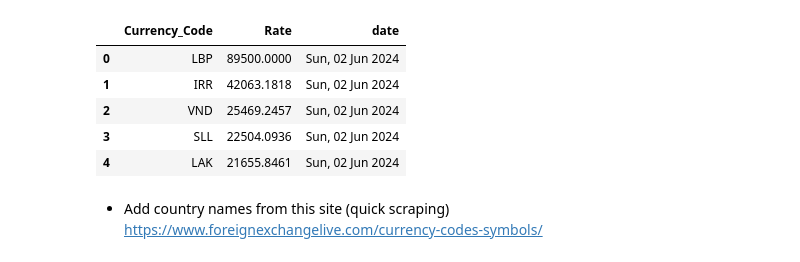
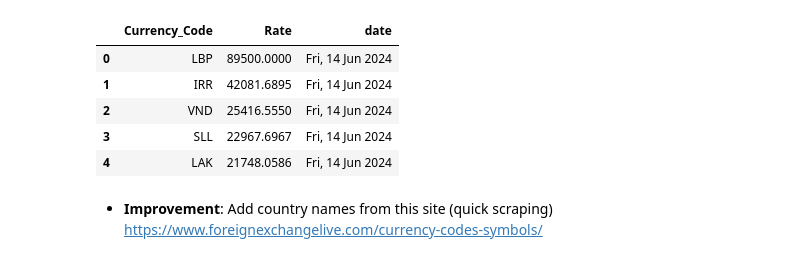
Before and after one commit to MrAnasAbid/Currency_rate_extractor, a Jupyter notebook: notebooks/exchange_rates_api_test.ipynb, the cells around one changed output. Saved outputs shown, nothing was run; the diff lists cells and outputs as text; code cells hidden in the pictures.

```diff
--- a/notebooks/exchange_rates_api_test.ipynb
+++ b/notebooks/exchange_rates_api_test.ipynb
@@ -10,26 +12,26 @@ api_key = os.getenv('EXCHANGE_RATE_API_KEY')
 # %%
 base_currency = "USD"
 url_currency_rates = f"https://v6.exchangerate-api.com/v6/{api_key}/latest/{base_currency}"
 req_currency = requests.get(url_currency_rates)
 
 data = req_currency.json()
 
 # Extract conversion rates and create DataFrame
-conversion_rates = DataFrame(data['conversion_rates'].items(), columns=['Currency_Code', 'Rate'])
+conversion_rates = pd.DataFrame(data['conversion_rates'].items(), columns=['Currency_Code', 'Rate'])
 
 # Sort DataFrame by Rate in descending order
 highest_rates = conversion_rates.sort_values(by="Rate", ascending=False).reset_index(drop=True)
 highest_rates["date"] = data["time_last_update_utc"].split(" 00:")[0]
 highest_rates.head()
 # %% [output]
 |  | Currency_Code | Rate | date |
-| 0 | LBP | 89500.0000 | Sun, 02 Jun 2024 |
-| 1 | IRR | 42063.1818 | Sun, 02 Jun 2024 |
-| 2 | VND | 25469.2457 | Sun, 02 Jun 2024 |
-| 3 | SLL | 22504.0936 | Sun, 02 Jun 2024 |
-| 4 | LAK | 21655.8461 | Sun, 02 Jun 2024 |
+| 0 | LBP | 89500.0000 | Fri, 14 Jun 2024 |
+| 1 | IRR | 42081.6895 | Fri, 14 Jun 2024 |
+| 2 | VND | 25416.5550 | Fri, 14 Jun 2024 |
+| 3 | SLL | 22967.6967 | Fri, 14 Jun 2024 |
+| 4 | LAK | 21748.0586 | Fri, 14 Jun 2024 |
 # %% [markdown]
-- Add country names from this site (quick scraping) https://www.foreignexchangelive.com/currency-codes-symbols/
+- **Improvement**: Add country names from this site (quick scraping) https://www.foreignexchangelive.com/currency-codes-symbols/
 # %%
 url_currency_codes = f'https://v6.exchangerate-api.com/v6/{api_key}/codes'
 req_codes = requests.get(url_currency_codes)
```
Also changed, not shown: parts of 19 cells of this notebook, 12 other files.
